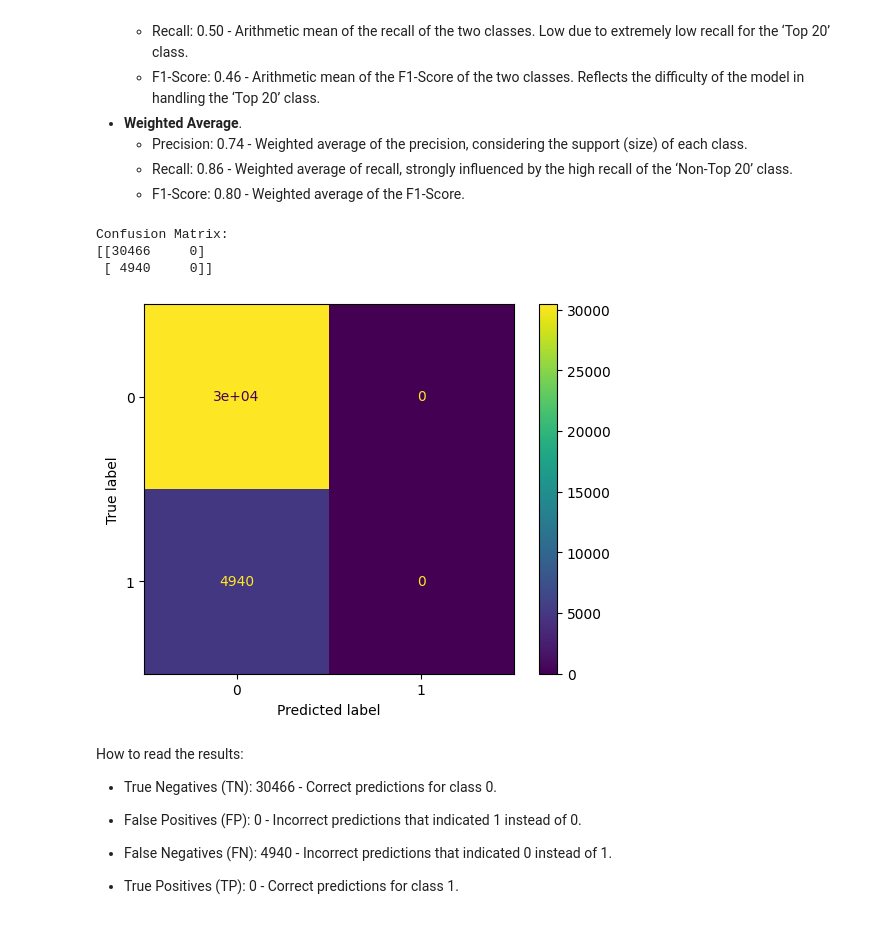
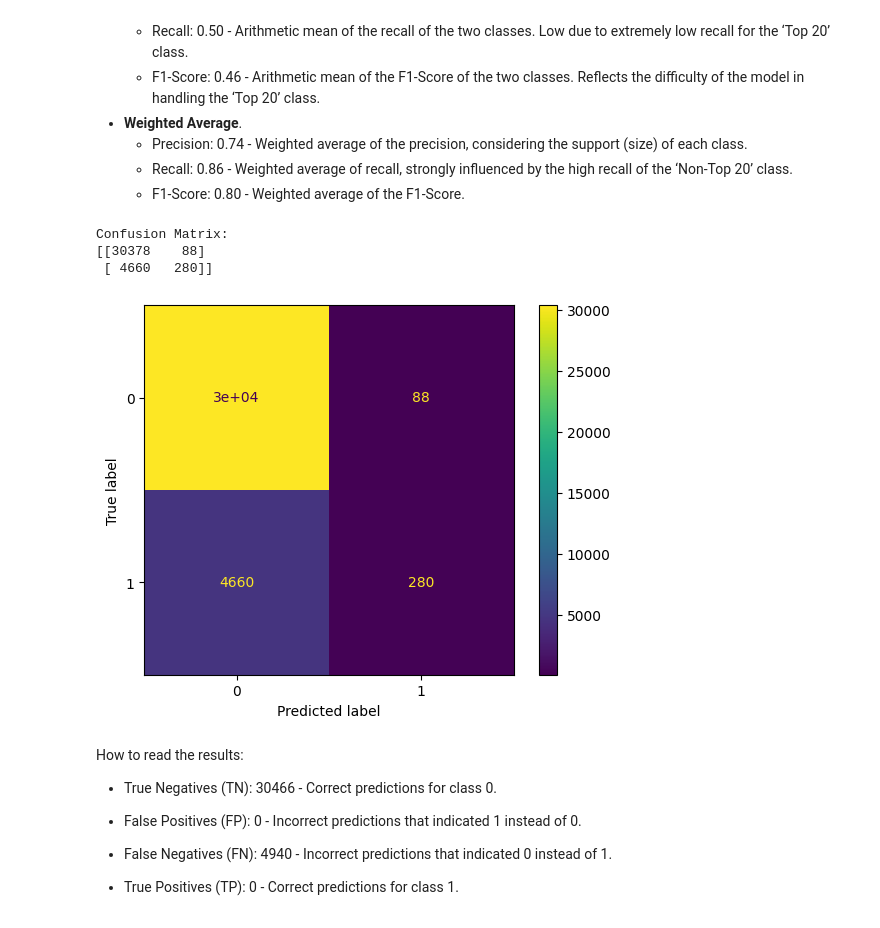
Before and after one commit to leomanne/Data-Mining, a Jupyter notebook: fourth_task.ipynb, the cells around one changed output. Drawn from its saved outputs; the diff is of its cells as text; code cells hidden in the pictures.

```diff
--- a/fourth_task.ipynb
+++ b/fourth_task.ipynb
@@ -285,7 +285,7 @@ dt = tree.DecisionTreeClassifier(
 )
 
 # Train the model
-dt = dt.fit(x_train, y_train)
+dt = dt.fit(train_feature, train_target)
 
 # Save the model
 dump(dt, './models/decision_tree.joblib')
@@ -781,28 +790,26 @@ How to read the results:
 # %%
 # Convert labels to NumPy arrays
-y_train = np.asarray(y_train).astype('float32').reshape((-1, 1))  # Convert training labels to NumPy arrays
-y_test = np.asarray(y_test).astype('float32').reshape((-1, 1))    # Convert test labels to NumPy arrays
-
-# Define the neural network model
 model = tf.keras.models.Sequential([
-    tf.keras.layers.Dense(128, activation='relu', input_shape=(x_train.shape[1],)),  # Input layer
-    tf.keras.layers.Dropout(0.1),  # Dropout to prevent overfitting
-    tf.keras.layers.Dense(128, activation='relu'),  # Hidden layer
-    tf.keras.layers.Dropout(0.1),  # Dropout to improve generalization
-    tf.keras.layers.Dense(1, activation='sigmoid')  # Output layer for binary classification
+    tf.keras.layers.Input(shape=(1, 17)),
+    tf.keras.layers.Flatten(),
+    tf.keras.layers.Dense(256, activation='sigmoid'),
+    tf.keras.layers.Dropout(0.1),
+    tf.keras.layers.Dense(256, activation='sigmoid'),
+    tf.keras.layers.Dropout(0.1),
+    tf.keras.layers.Dense(1, activation='sigmoid')
 ])
 
-# Compile the model
-model.compile(optimizer='adamax',                       # Adam optimizer
-              loss='mean_squared_error',             # Binary cross-entropy for binary classification
-              metrics=['accuracy'])                   # Track accuracy during training and evaluation
+# Compilazione del modello
+model.compile(optimizer='adamax',  # Puoi mantenere Adamax
+              loss='binary_crossentropy',  # Binary cross-entropy per la classificazione
+              metrics=['accuracy'])
 
-# Train the model
+# Addestramento
 history = model.fit(
-    x_train, y_train,                 # Training data
-    epochs=20,                        # Number of training epochs
-    batch_size=256,                    # Batch size
-    validation_split=0.2          # Verbose output for training progress
+    x_train, y_train,
+    epochs=20,            # Aumenta il numero di epoche per un addestramento più completo
+    batch_size=256,       # Batch più grande per velocizzare l'addestramento
+    validation_split=0.2  # Utilizza il 20% dei dati per la validazione
 )
 
 # Save the model
@@ -846,8 +851,8 @@ plt.show()
 # %%
 # Make predictions
-test_pred_proba = model.predict(x_test)
-test_pred = (test_pred_proba > 0.5).astype('int32')
+x_test = np.reshape(test_feature.values, (test_feature.shape[0], 1, test_feature.shape[1]))
+test_pred = (model.predict(x_test) > 0.5).astype('int32')
 
 # Compute the performance of the model
-report_scores(y_test, test_pred)
+report_scores(test_target, test_pred)
 # %% [output]
@@ -884,17 +889,17 @@ How to read the result:
     - F1-Score: 0.80 - Weighted average of the F1-Score.
 # %%
 # Compute and visualize Confusion Matrix
-cm = confusion_matrix(y_test, test_pred_proba)
+cm = confusion_matrix(test_target, test_pred)
 print("Confusion Matrix:")
 print(cm)
 disp = ConfusionMatrixDisplay(confusion_matrix=cm, display_labels=dt.classes_)
 disp.plot()
 plt.show()
 # %% [output]
 Confusion Matrix:
-[[30466     0]
- [ 4940     0]]
+[[30378    88]
+ [ 4660   280]]
-[figure, old version]
+[figure, new version]
 # %% [markdown]
 How to read the results:
 
```
Also changed, not shown: parts of 22 cells of this notebook.
